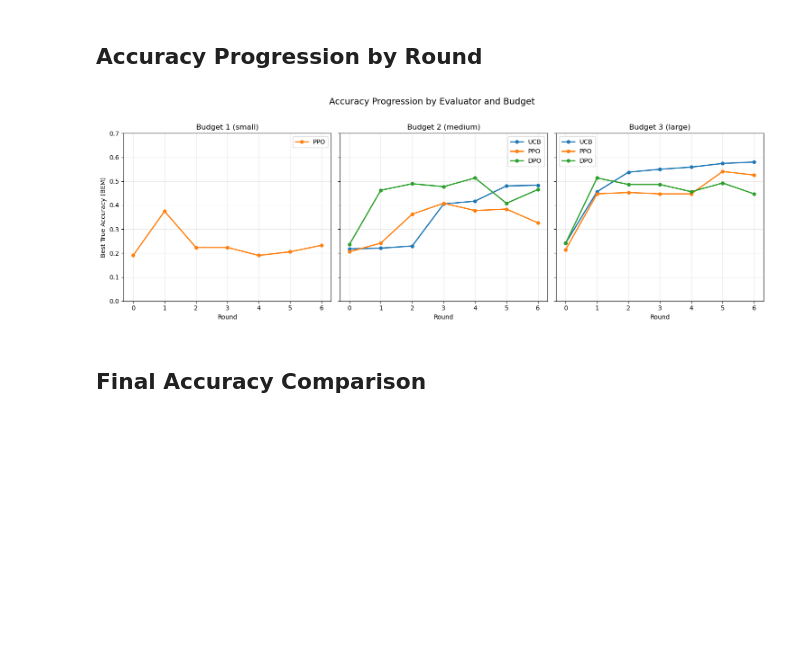
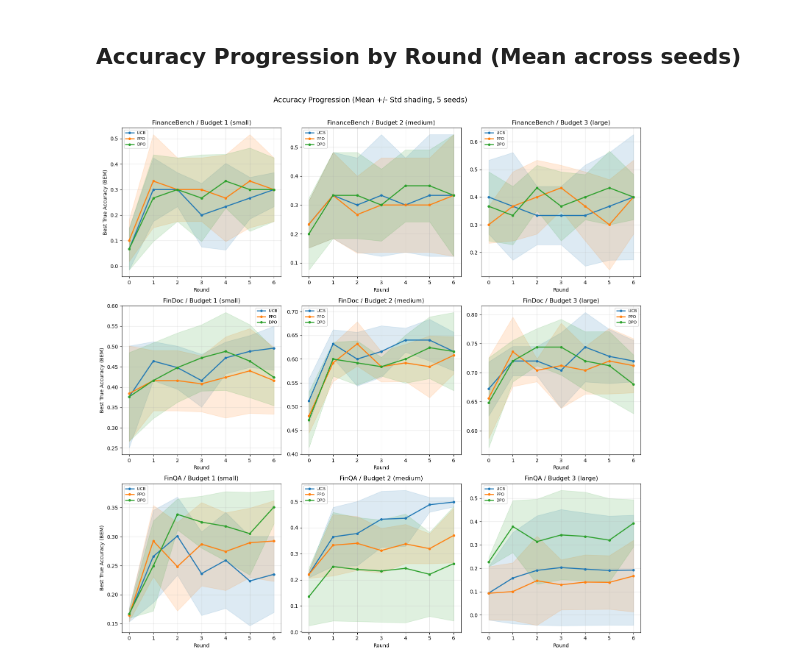
Before and after one commit to cmstewart/automatic_prompt_optimization, a Jupyter notebook: results/analysis.ipynb, the cells around one changed output. Cells and saved outputs as stored; diff of their text form; code cells hidden in the pictures; blank space fills up the shorter version.

```diff
--- a/results/analysis.ipynb
+++ b/results/analysis.ipynb
@@ -61,11 +80,0 @@ Loaded 7 experiments.
-# %%
-print(f"{'Exp':<6} {'Evaluator':<10} {'Budget':<8} {'Baseline':>10} {'Final Best':>12} {'Gain':>8} {'Peak':>8} {'Peak Round':>12}")
-print("-" * 78)
-
-for eid, data in sorted(parsed.items()):
-    baseline = data["rounds"][0]["best_true"]
-    final = data["rounds"][-1]["best_true"]
-    gain = final - baseline
-    peak = max(r["best_true"] for r in data["rounds"])
-    peak_round = max(data["rounds"], key=lambda r: r["best_true"])["round"]
-    print(f"{eid:<6} {data['evaluator']:<10} {data['budget']:<8} {baseline:>10.1%} {final:>12.1%} {gain:>+8.1%} {peak:>8.1%} {peak_round:>12}")
@@ -82,32 +210,38 @@ E27    DPO        3             24.2%        44.7%   +20.5%    51.4%
 # %% [markdown]
-## Accuracy Progression by Round
+## Accuracy Progression by Round (Mean across seeds)
 # %%
-fig, axes = plt.subplots(1, 3, figsize=(15, 5), sharey=True)
+fig, axes = plt.subplots(len(datasets_to_plot), 3, figsize=(15, 5 * len(datasets_to_plot)), sharey=False)
+if len(datasets_to_plot) == 1:
+    axes = [axes]
 
 budget_labels = {1: "Budget 1 (small)", 2: "Budget 2 (medium)", 3: "Budget 3 (large)"}
-colors = {"UCB": "#1f77b4", "PPO": "#ff7f0e", "DPO": "#2ca02c"}
 
-for idx, budget in enumerate([1, 2, 3]):
-    ax = axes[idx]
-    for eid, data in sorted(parsed.items()):
-        if data["budget"] != budget:
-            continue
-        rounds = [r["round"] for r in data["rounds"]]
-        best_acc = [r["best_true"] for r in data["rounds"]]
-        ax.plot(rounds, best_acc, marker="o", label=data["evaluator"],
-                color=colors[data["evaluator"]], linewidth=2, markersize=5)
-    ax.set_title(budget_labels[budget])
-    ax.set_xlabel("Round")
-    ax.set_ylim(0, 0.7)
-    ax.legend()
-    ax.grid(True, alpha=0.3)
+for row, dataset in enumerate(datasets_to_plot):
+    for col, budget in enumerate(BUDGETS):
+        ax = axes[row][col]
+        for ev in EVALUATORS:
+            key = (dataset, ev, budget)
+            if key not in round_data:
+                continue
+            rd = round_data[key]
+            rounds_sorted = sorted(rd.keys())
+            means = [np.mean(rd[r]) for r in rounds_sorted]
+            stds = [np.std(rd[r]) for r in rounds_sorted]
+            ax.plot(rounds_sorted, means, marker="o", label=ev,
+                    color=COLORS[ev], linewidth=2, markersize=4)
+            ax.fill_between(rounds_sorted,
+                            [m - s for m, s in zip(means, stds)],
+                            [m + s for m, s in zip(means, stds)],
+                            alpha=0.15, color=COLORS[ev])
+        ax.set_title(f"{dataset} / {budget_labels[budget]}")
+        ax.set_xlabel("Round")
+        ax.legend(fontsize=8)
+        ax.grid(True, alpha=0.3)
+    axes[row][0].set_ylabel("Best True Accuracy (BEM)")
 
-axes[0].set_ylabel("Best True Accuracy (BEM)")
-fig.suptitle("Accuracy Progression by Evaluator and Budget", fontsize=14, y=1.02)
+fig.suptitle("Accuracy Progression (Mean +/- Std shading, 5 seeds)", fontsize=14, y=1.01)
 plt.tight_layout()
-plt.savefig("accuracy_progression.png", dpi=150, bbox_inches="tight")
+plt.savefig("progression_all_datasets.png", dpi=150, bbox_inches="tight")
 plt.show()
 # %% [output]
-[figure, old version]
+[figure, new version]
-# %% [markdown]
-## Final Accuracy Comparison
```
Also changed, not shown: parts of 16 cells of this notebook.
